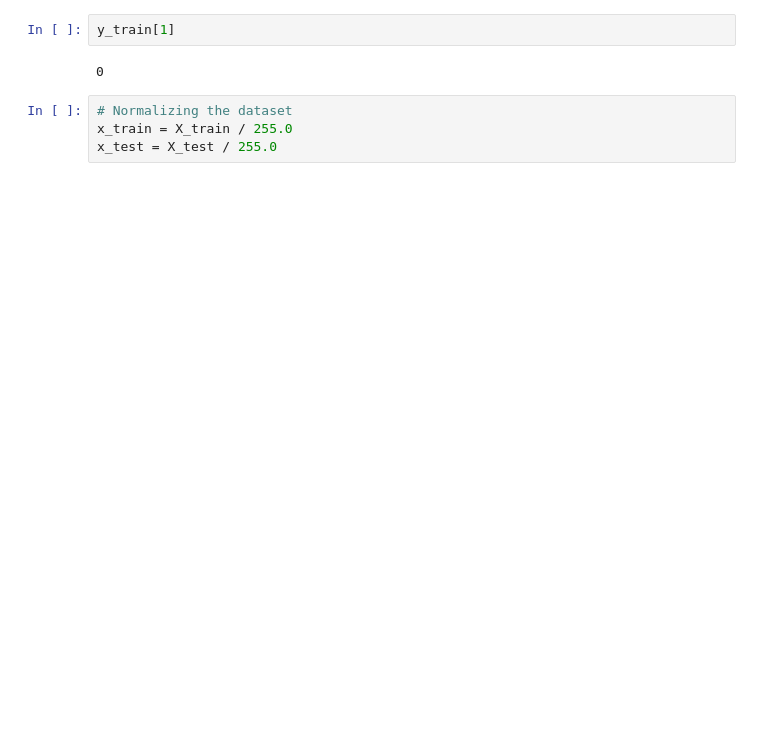
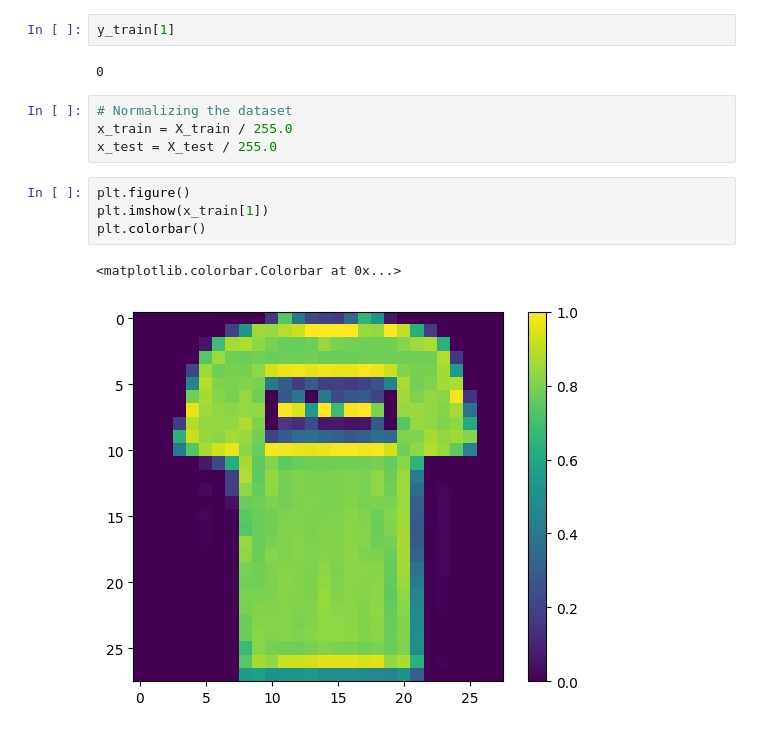
Before and after one commit to mikist23/Deep-Learning-Projects, a Jupyter notebook: multiclass_image_classification_with_ann.ipynb, the cells around one changed output. Saved outputs shown, nothing was run; the diff lists cells and outputs as text; blank space fills up the shorter version.

```diff
--- a/multiclass_image_classification_with_ann.ipynb
+++ b/multiclass_image_classification_with_ann.ipynb
@@ -52,3 +55,10 @@ y_train[1]
 # Normalizing the dataset
 x_train = X_train / 255.0
 x_test = X_test / 255.0
+# %%
+plt.figure()
+plt.imshow(x_train[1])
+plt.colorbar()
+# %% [output]
+<matplotlib.colorbar.Colorbar at 0x...>
+[figure, added]
```
Also changed, not shown: parts of 1 cell of this notebook.
